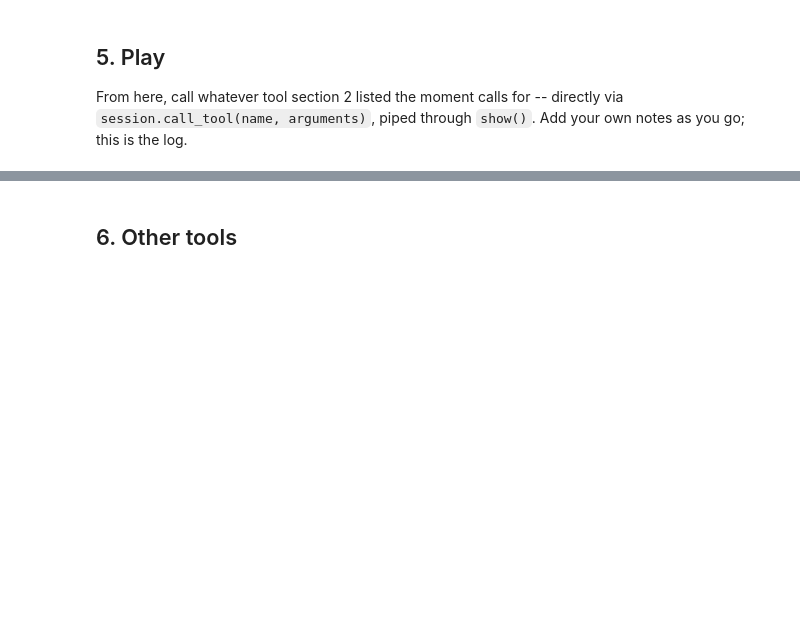
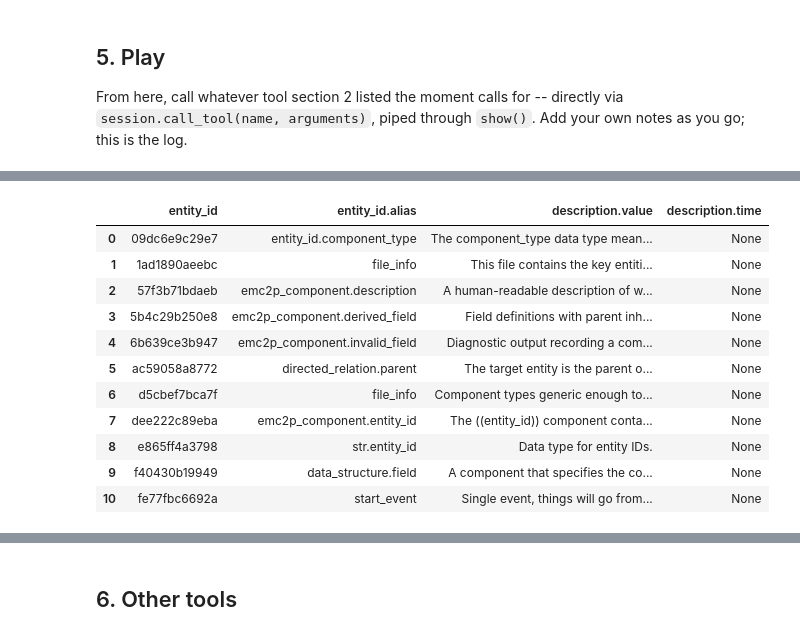
Before and after one commit to zhafen/story-simulator, a Jupyter notebook: notebooks/playtest.ipynb, the cells around one changed output, grey strips where cells are left out. Saved outputs shown, nothing was run; the diff lists cells and outputs as text; code cells hidden in the pictures; blank space fills up the shorter version.

```diff
--- a/notebooks/playtest.ipynb
+++ b/notebooks/playtest.ipynb
@@ -163,0 +227,6 @@ directly via `session.call_tool(name, arguments)`, piped through
+# %%
+# Well, that's a mess of overlapping symbols. Completely unreadable to me. I'm going to access the registry manually so I can figure out what views
+# I need to try and understand what's going on.
+from emc2p.registrar import Registrar
+r = Registrar.from_manifest(SAVE_DIR)
+r
@@ -164,2 +367,24 @@ directly via `session.call_tool(name, arguments)`, piped through
+# %%
+# Back to trying to just understand what component types are available, I'm going to get the description for our component_type entities
+r.view("description", r.registry.component_types).to_pandas()
+# This produces a bunch of warnings....
+# @claude: Investigate if we're missing descriptions for entities that are used to define component types
+# Okay, so that gave us partial information. What a mess. At this point it's clear there really isn't a good way to get an overview of the tables.
+# @claude: once we've regained a ((component_type)) component that holds information on a per-component definition level, let's evaluate making description a required component for them.
+# @claude: One thing we'll definitely want is to have a way to view all component types, along with their description, how many entities is in each, and the origin (emc2p builtin, user-defined, etc.). Independent of the other investigations, work on that.
+# Stopping here until we clean up viewing the registry.
+# %% [output]
+|  | entity_id | entity_id.alias | description.value | description.time |
+| 0 | 09dc6e9c29e7 | entity_id.component_type | The component_type data type mean... | None |
+| 1 | 1ad1890aeebc | file_info | This file contains the key entiti... | None |
+| 2 | 57f3b71bdaeb | emc2p_component.description | A human-readable description of w... | None |
+| 3 | 5b4c29b250e8 | emc2p_component.derived_field | Field definitions with parent inh... | None |
+| 4 | 6b639ce3b947 | emc2p_component.invalid_field | Diagnostic output recording a com... | None |
+| 5 | ac59058a8772 | directed_relation.parent | The target entity is the parent o... | None |
+| 6 | d5cbef7bca7f | file_info | Component types generic enough to... | None |
+| 7 | dee222c89eba | emc2p_component.entity_id | The ((entity_id)) component conta... | None |
+| 8 | e865ff4a3798 | str.entity_id | Data type for entity IDs. | None |
+| 9 | f40430b19949 | data_structure.field | A component that specifies the co... | None |
+| 10 | fe77fbc6692a | start_event | Single event, things will go from... | None |
 # %%
 result = show(await session.call_tool("advance_simulation", {}))
```
Also changed, not shown: parts of 15 cells of this notebook, 1 other file.
